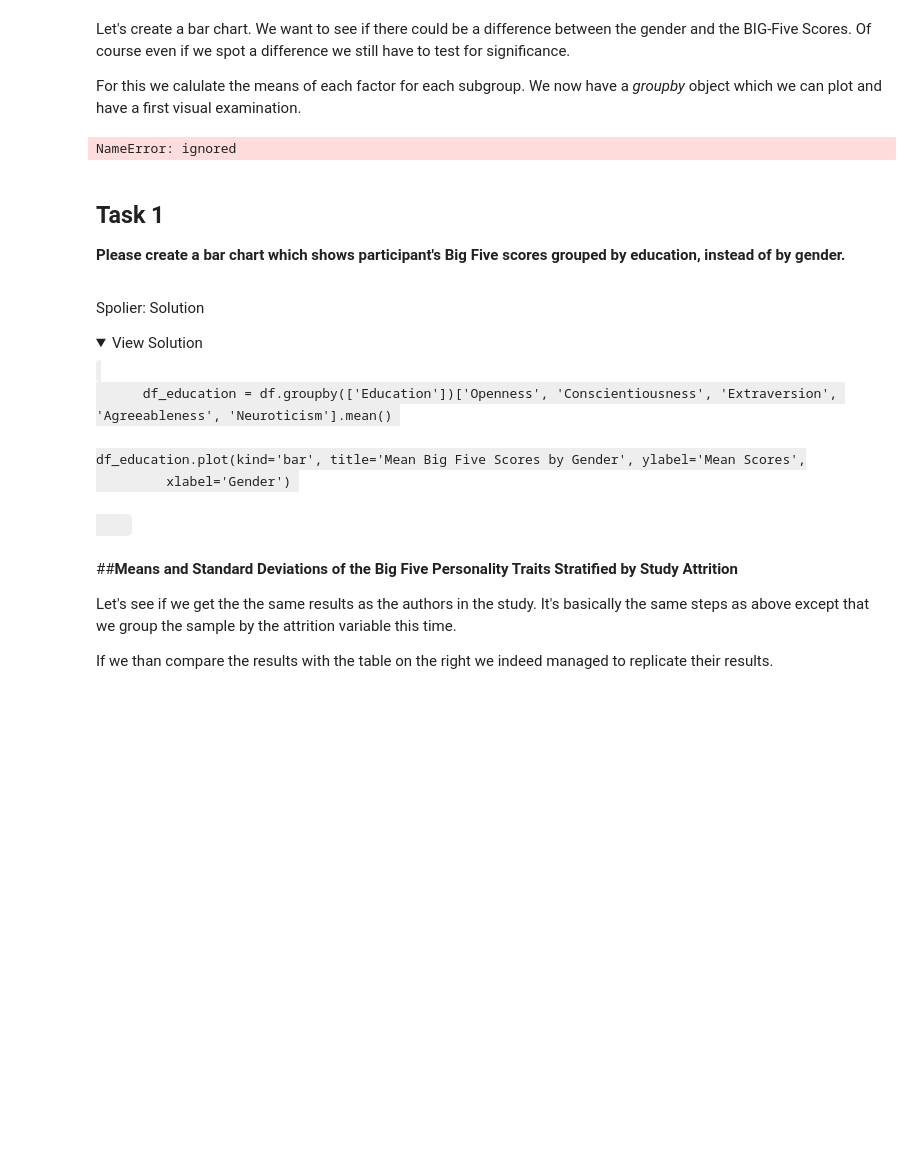
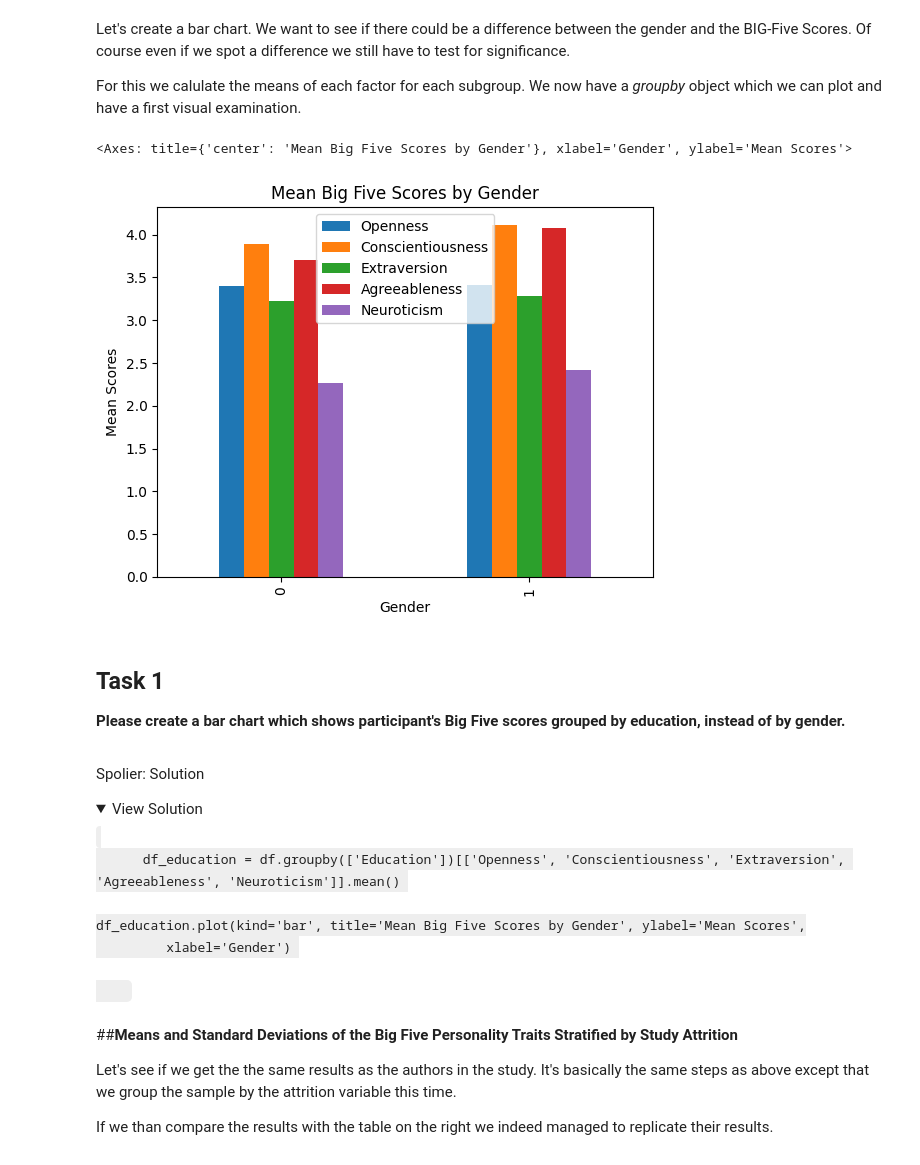
Before and after one commit to DrAdamRoe/prob-stats-class, a Jupyter notebook: Week02/Week_2.ipynb, the cells around one changed output. Drawn from its saved outputs; the diff is of its cells as text; code cells hidden in the pictures; folded sections open; blank space fills up the shorter version.

Commit message:
fix(Week_2): add missing brackets around BIG-Five attributes to fix ValueError

```diff
--- a/Week02/Week_2.ipynb
+++ b/Week02/Week_2.ipynb
@@ -76,11 +76,12 @@ Let's create a bar chart. We want to see if there could be a difference between
 
 For this we calulate the means of each factor for each subgroup. We now have a *groupby* object which we can plot and have a first visual examination.
 # %%
-df_gender = df.groupby(['Gender'])['Openness', 'Conscientiousness', 'Extraversion', 'Agreeableness', 'Neuroticism'].mean()
+df_gender = df.groupby(['Gender'])[['Openness', 'Conscientiousness', 'Extraversion', 'Agreeableness', 'Neuroticism']].mean()
 df_gender.plot(kind='bar', title='Mean Big Five Scores by Gender', ylabel='Mean Scores',
          xlabel='Gender')
 # %% [output]
-NameError: ignored
+<Axes: title={'center': 'Mean Big Five Scores by Gender'}, xlabel='Gender', ylabel='Mean Scores'>
+[figure, added]
 # %% [markdown]
 <div class="markdown-google-sans">
 
@@ -95,7 +96,7 @@ Spolier: Solution
 <details>
   <summary>View Solution</summary>
     <code>
-      df_education = df.groupby(['Education'])['Openness', 'Conscientiousness', 'Extraversion', 'Agreeableness', 'Neuroticism'].mean() <br>
+      df_education = df.groupby(['Education'])[['Openness', 'Conscientiousness', 'Extraversion', 'Agreeableness', 'Neuroticism']].mean() <br>
 df_education.plot(kind='bar', title='Mean Big Five Scores by Gender', ylabel='Mean Scores',
          xlabel='Gender') <br>
     </code>
```
Also changed, not shown: parts of 3 cells of this notebook.
